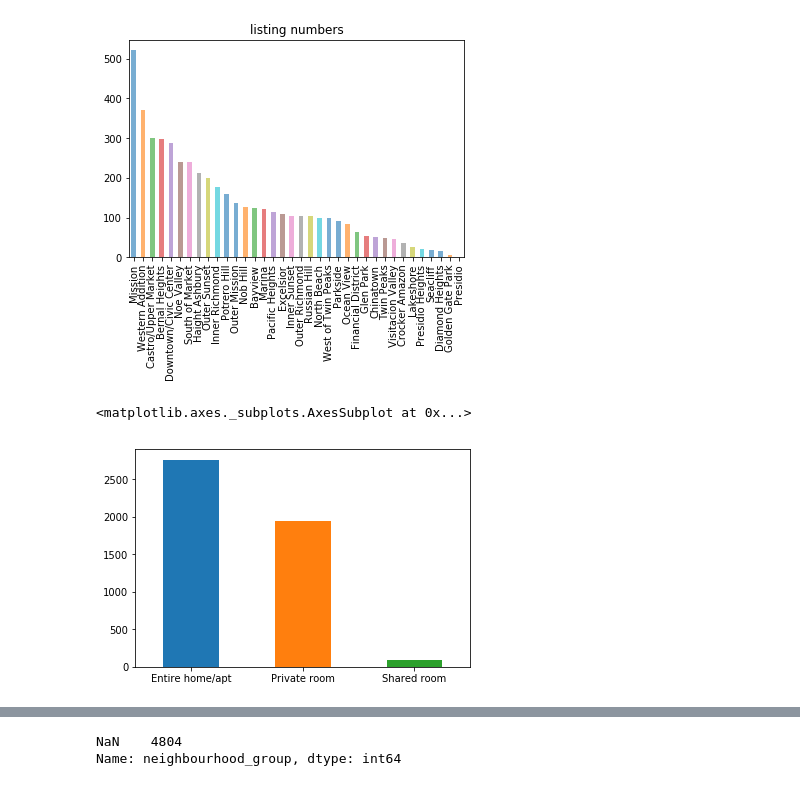
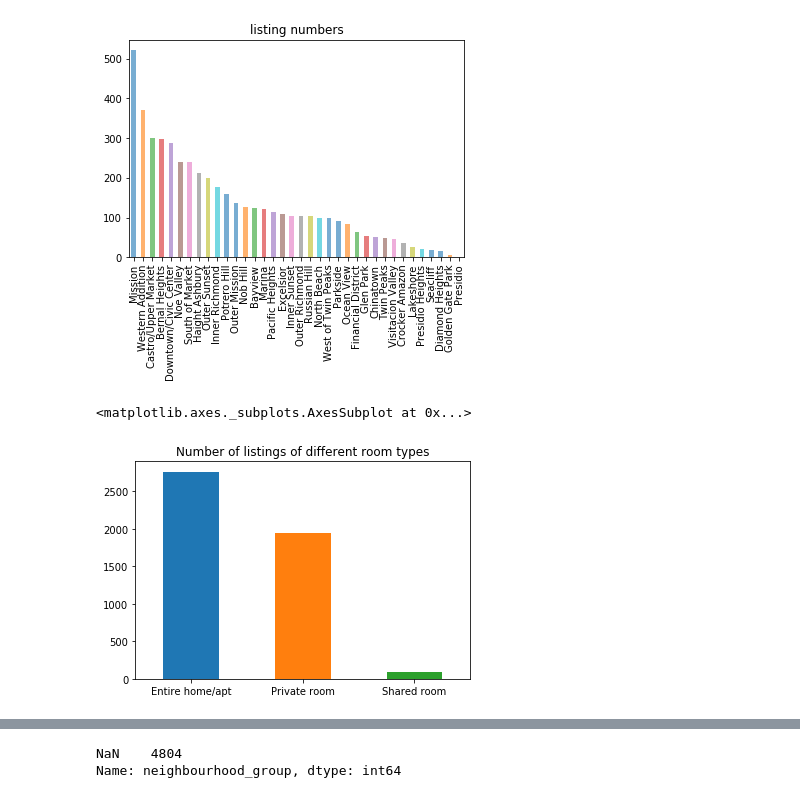
Before and after one commit to forheart81/Data-Science, a Jupyter notebook: SF_Airbnb_Capstone1.ipynb, the cells around one changed output, grey strips where cells are left out. Saved outputs shown, nothing was run; the diff lists cells and outputs as text; code cells hidden in the pictures.

```diff
--- a/SF_Airbnb_Capstone1.ipynb
+++ b/SF_Airbnb_Capstone1.ipynb
@@ -42,7 +65,7 @@ df_bydistrict.plot(kind='bar', title = 'listing numbers', alpha = 0.6)
 # %%
 df_roomtype = df['room_type'].value_counts(dropna=False)
 # %%
-df_roomtype.plot(kind='bar',rot=0)
+df_roomtype.plot(kind='bar',title = 'Number of listings of different room types', rot=0)
 # %% [output]
 <matplotlib.axes._subplots.AxesSubplot at 0x...>
-[figure, old version]
+[figure, new version]
```
Also changed, not shown: parts of 44 cells of this notebook.
